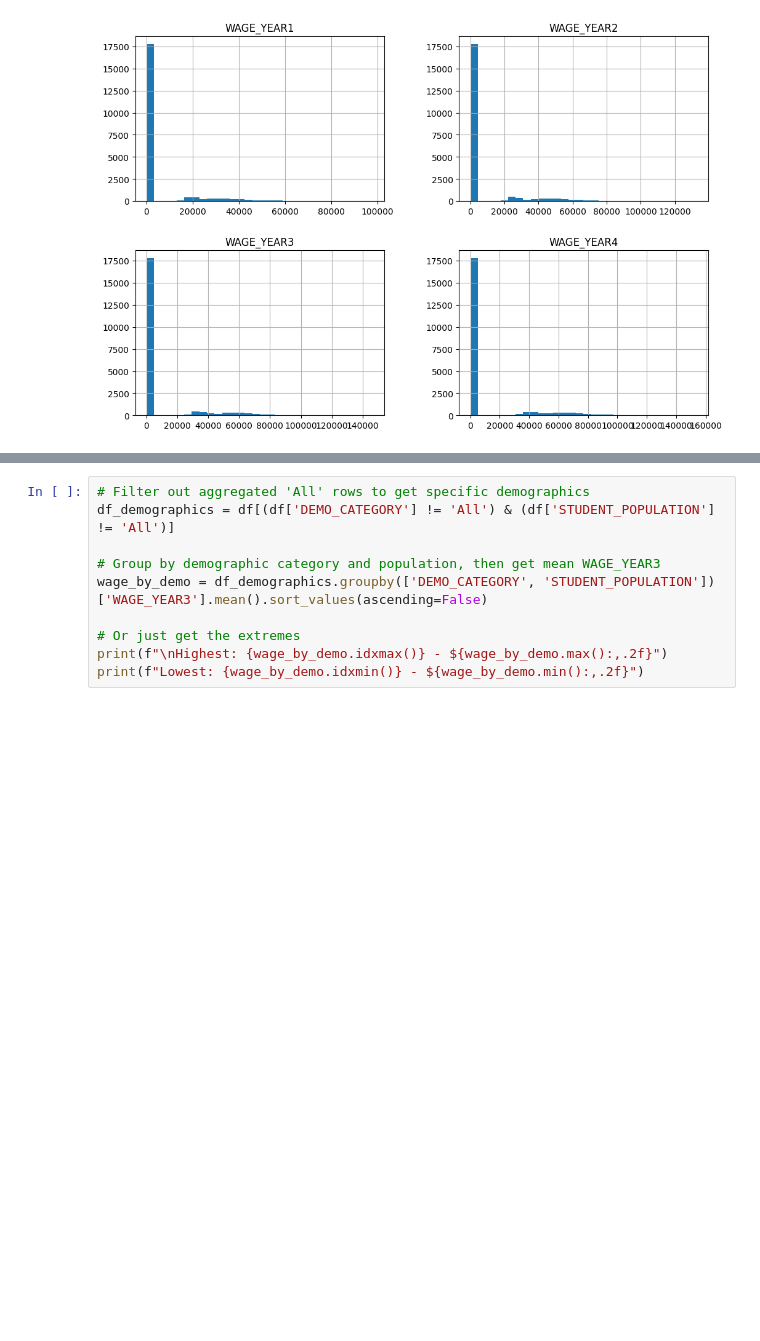
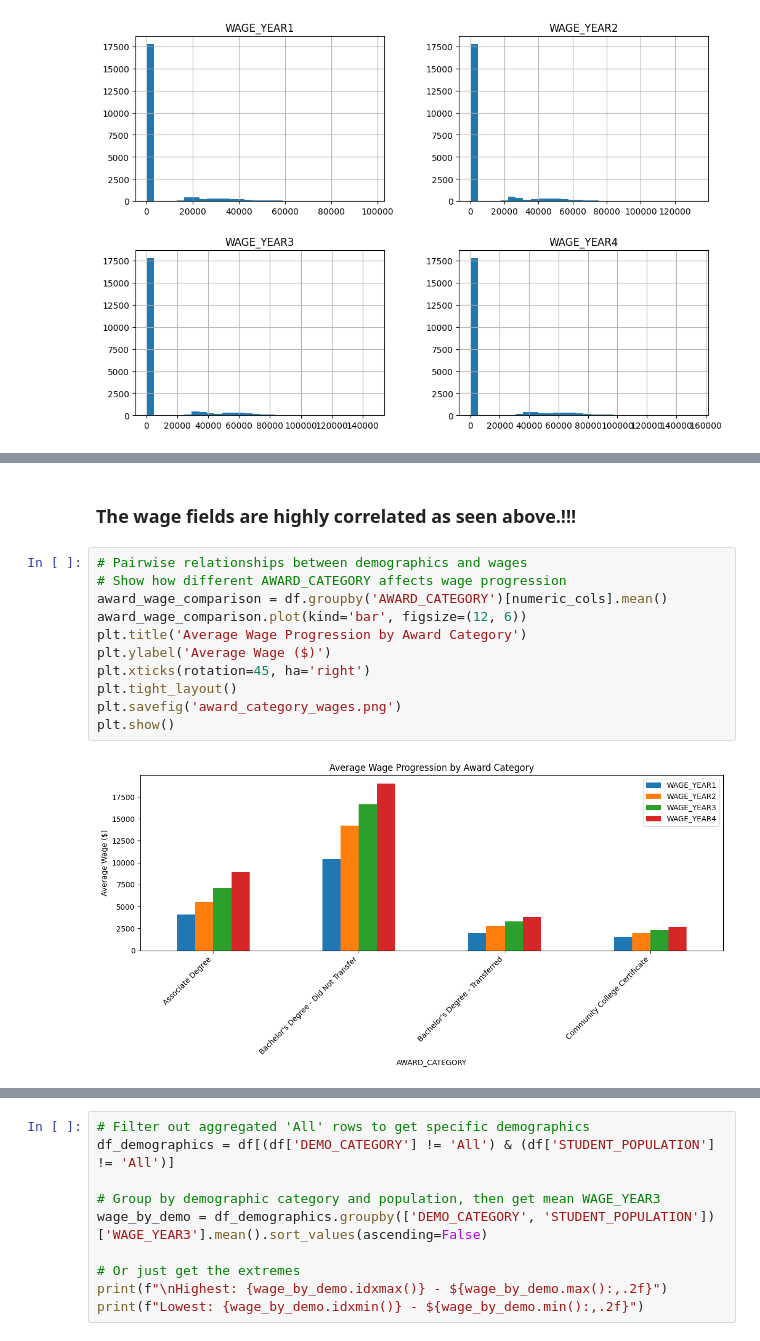
Before and after one commit to USF-AI-Fall-2025/assignment-05-data-challenge-1-nannanav, a Jupyter notebook: CS x62 - Assignment 5 - Data Challenge 1.ipynb, the cells around one changed output, grey strips where cells are left out. Cells and saved outputs as stored; diff of their text form; blank space fills up the shorter version.

```diff
--- a/CS x62 - Assignment 5 - Data Challenge 1.ipynb
+++ b/CS x62 - Assignment 5 - Data Challenge 1.ipynb
@@ -144,0 +163,15 @@ plt.show()
+# %% [markdown]
+### The wage fields are highly correlated as seen above.!!!
+# %%
+# Pairwise relationships between demographics and wages
+# Show how different AWARD_CATEGORY affects wage progression
+award_wage_comparison = df.groupby('AWARD_CATEGORY')[numeric_cols].mean()
+award_wage_comparison.plot(kind='bar', figsize=(12, 6))
+plt.title('Average Wage Progression by Award Category')
+plt.ylabel('Average Wage ($)')
+plt.xticks(rotation=45, ha='right')
+plt.tight_layout()
+plt.savefig('award_category_wages.png')
+plt.show()
+# %% [output]
+[figure, added]
```
Also changed, not shown: parts of 10 cells of this notebook, 1 other file.
